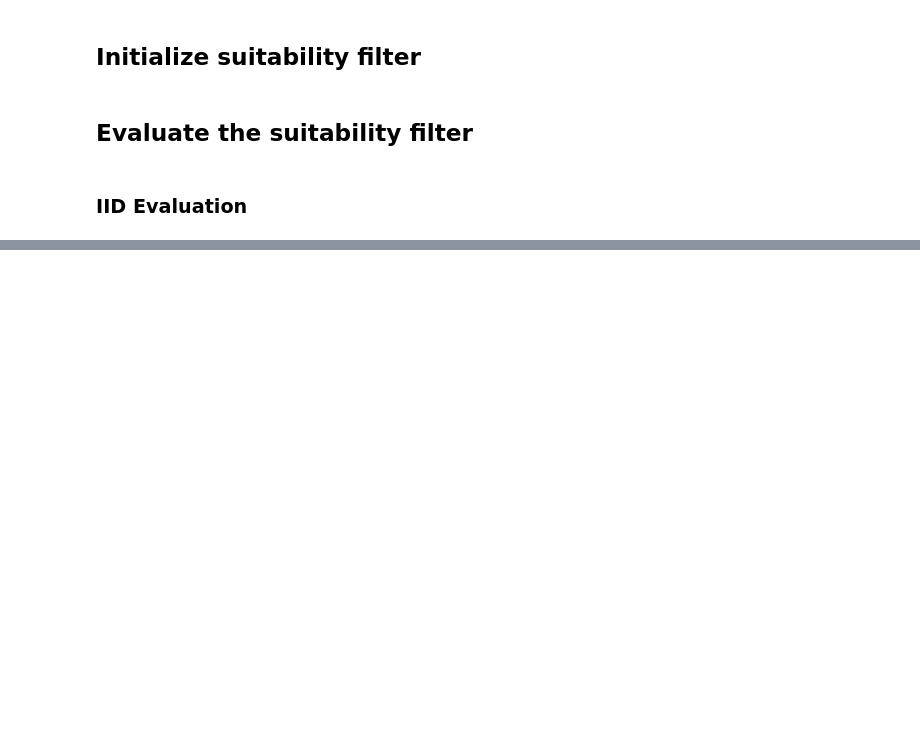
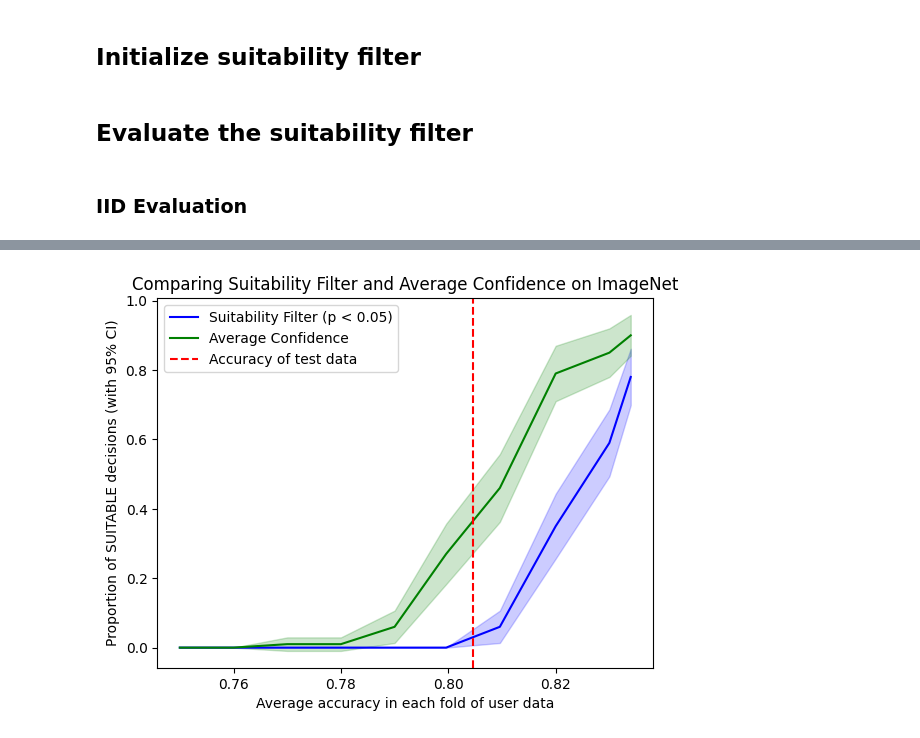
Before and after one commit to cleverhans-lab/suitability, a Jupyter notebook: experiments_inet.ipynb, the cells around one changed output, grey strips where cells are left out. Cells and saved outputs as stored; diff of their text form; code cells hidden in the pictures; blank space fills up the shorter version.

```diff
--- a/experiments_inet.ipynb
+++ b/experiments_inet.ipynb
@@ -165,0 +148,50 @@ plt.show()
+# %%
+x = []
+yp_mean = []
+yp_ci = []
+ya_mean = []
+ya_ci = []
+
+# Loop over folds to calculate the means and 95% CIs for each decision type
+for i in range(num_folds):
+    avg_accuracy = corrs[:, i].mean()
+    x.append(avg_accuracy)
+
+    # Significant p-values decision (p < 0.05)
+    p_sig_decision = p_vals[:, i] < 0.05
+    p_sig_mean = np.mean(p_sig_decision)
+    p_sig_sem = np.std(p_sig_decision) / np.sqrt(len(p_sig_decision))
+    p_sig_ci = 1.96 * p_sig_sem  # 95% confidence interval
+    yp_mean.append(p_sig_mean)
+    yp_ci.append(p_sig_ci)
+
+    # Accuracy exceeds test_ac decision (acs > test_ac)
+    ac_exceeds_test = acs[:, i] > test_ac
+    ac_exceeds_mean = np.mean(ac_exceeds_test)
+    ac_exceeds_sem = np.std(ac_exceeds_test) / np.sqrt(len(ac_exceeds_test))
+    ac_exceeds_ci = 1.96 * ac_exceeds_sem  # 95% confidence interval
+    ya_mean.append(ac_exceeds_mean)
+    ya_ci.append(ac_exceeds_ci)
+
+# Convert lists to arrays for fill_between to work
+x = np.array(x)
+yp_mean = np.array(yp_mean)
+yp_ci = np.array(yp_ci)
+ya_mean = np.array(ya_mean)
+ya_ci = np.array(ya_ci)
+
+# Plotting
+plt.plot(x, yp_mean, label="Suitability Filter (p < 0.05)", color="blue")
+plt.fill_between(x, yp_mean - yp_ci, yp_mean + yp_ci, color="blue", alpha=0.2)
+
+plt.plot(x, ya_mean, label="Average Confidence", color="green")
+plt.fill_between(x, ya_mean - ya_ci, ya_mean + ya_ci, color="green", alpha=0.2)
+
+plt.xlabel("Average accuracy in each fold of user data")
+plt.ylabel("Proportion of SUITABLE decisions (with 95% CI)")
+plt.axvline(test_corr, color='r', linestyle='--', label="Accuracy of test data")
+plt.title("Comparing Suitability Filter and Average Confidence on ImageNet")
+plt.legend()
+plt.show()
+# %% [output]
+[figure, added]
```
Also changed, not shown: parts of 3 cells of this notebook, 2 other files.
